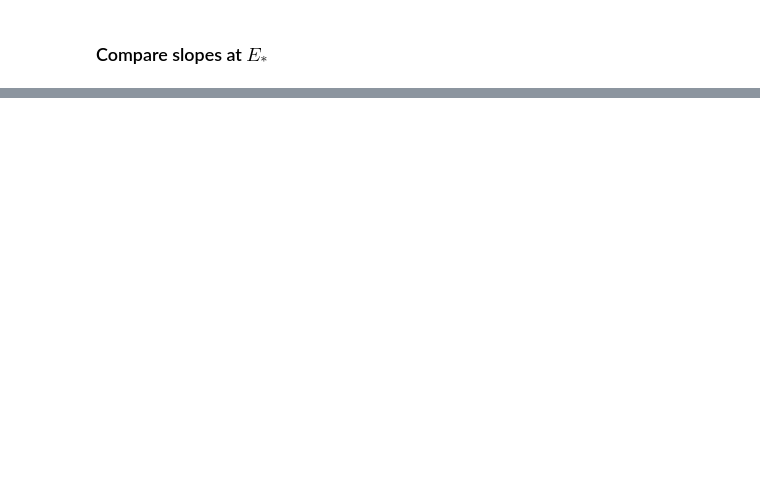
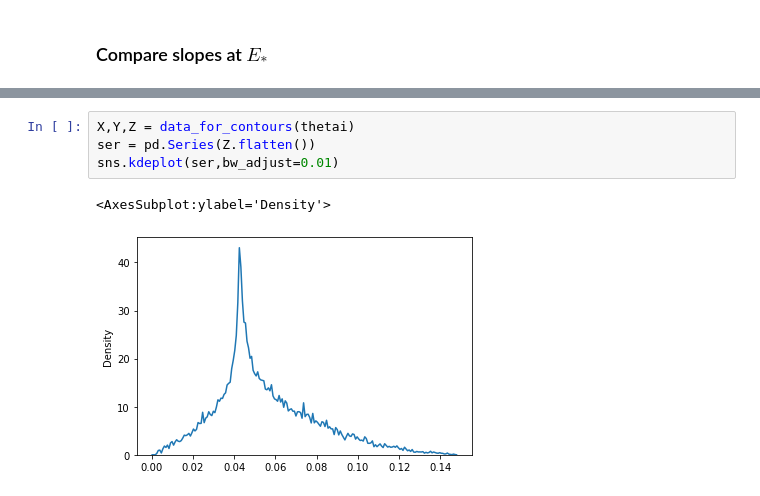
Before and after one commit to aravindhshankar/KondoVHS, a Jupyter notebook: Systematic Matching.ipynb, the cells around one changed output, grey strips where cells are left out. Cells and saved outputs as stored; diff of their text form; blank space fills up the shorter version.

```diff
--- a/Systematic Matching.ipynb
+++ b/Systematic Matching.ipynb
@@ -98,0 +110,7 @@ ValueError: f(a) and f(b) must have different signs
+# %%
+X,Y,Z = data_for_contours(thetai)
+ser = pd.Series(Z.flatten())
+sns.kdeplot(ser,bw_adjust=0.01)
+# %% [output]
+<AxesSubplot:ylabel='Density'>
+[figure, added]
```
Also changed, not shown: parts of 7 cells of this notebook, 2 other files.
